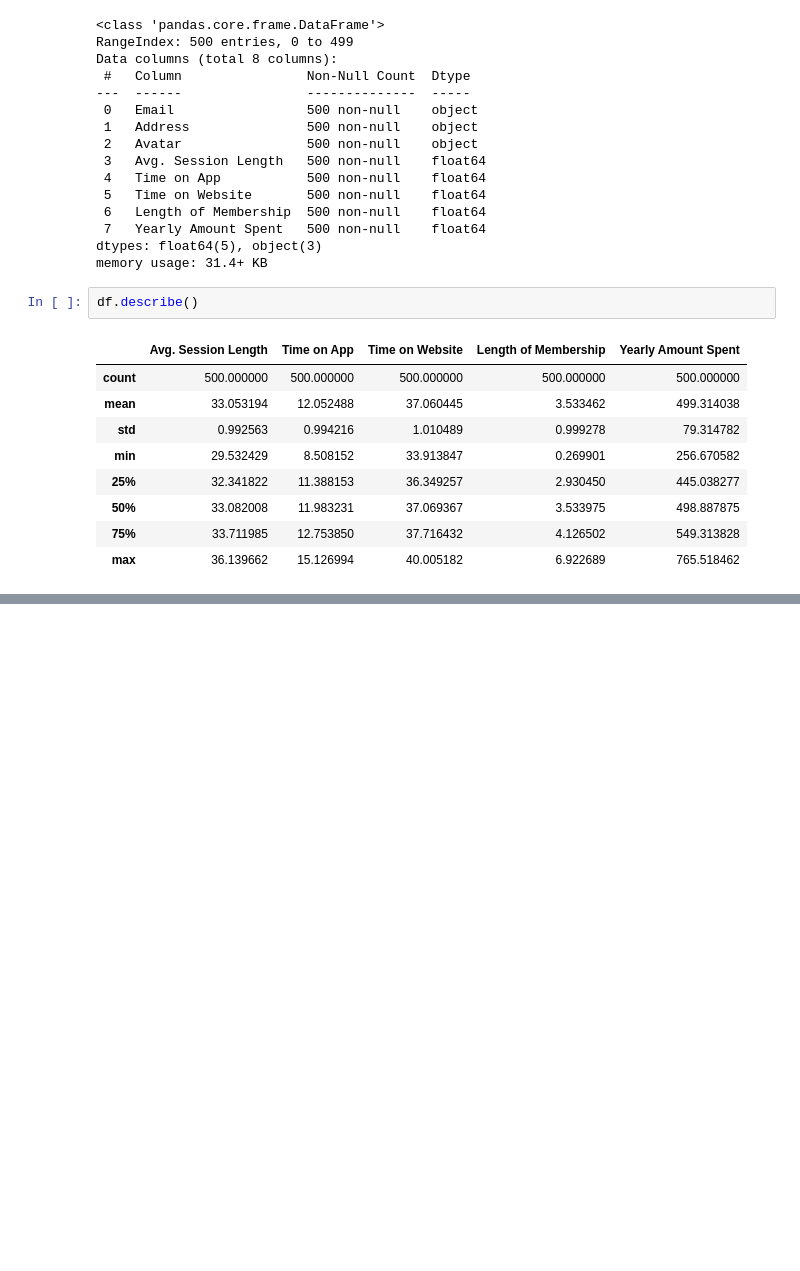
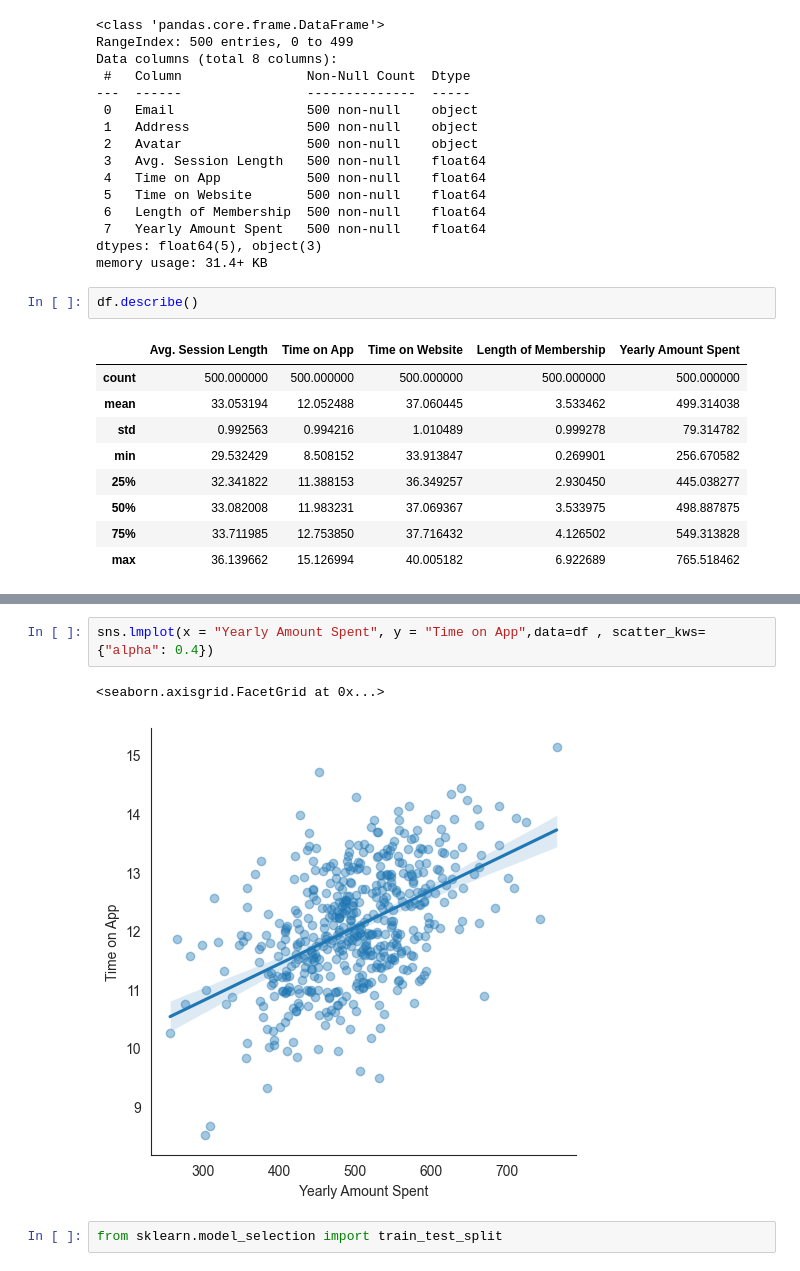
Before and after one commit to Aylinyousefi03/machine-learning-code, a Jupyter notebook: regression.ipynb, the cells around one changed output, grey strips where cells are left out. Drawn from its saved outputs; the diff is of its cells as text; blank space fills up the shorter version.

```diff
--- a/regression.ipynb
+++ b/regression.ipynb
@@ -51,0 +58,7 @@ sns.jointplot (x= "Time on App"  ,y="Length of Membership", data=df,alpha=0.5)
+# %%
+sns.lmplot(x = "Yearly Amount Spent", y = "Time on App",data=df , scatter_kws={"alpha": 0.4})
+# %% [output]
+<seaborn.axisgrid.FacetGrid at 0x...>
+[figure, added]
+# %%
+from sklearn.model_selection import train_test_split
```
Also changed, not shown: parts of 3 cells of this notebook.
